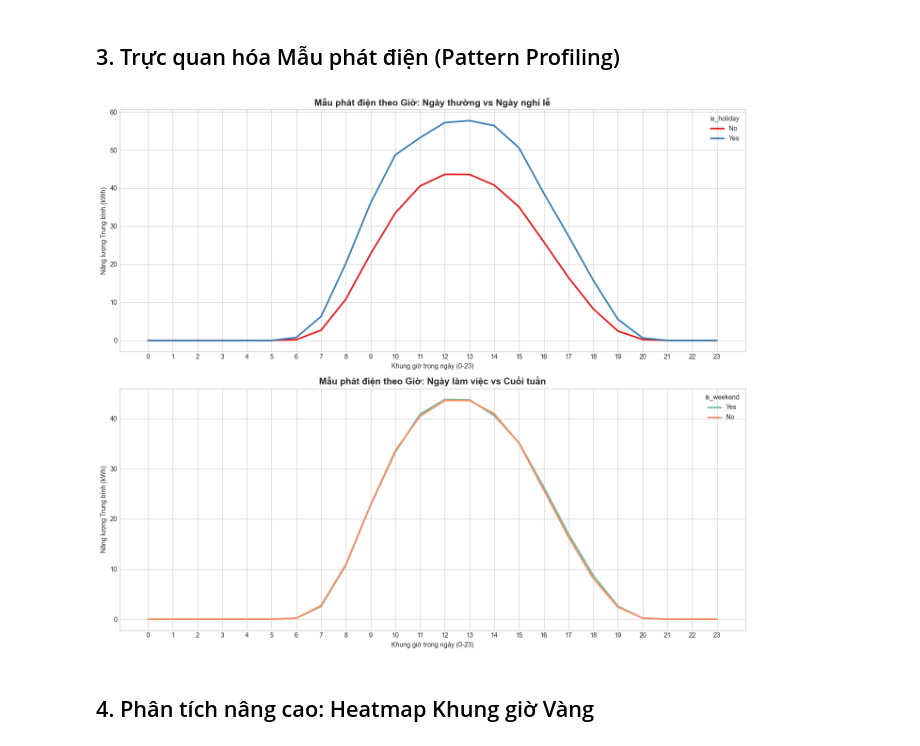
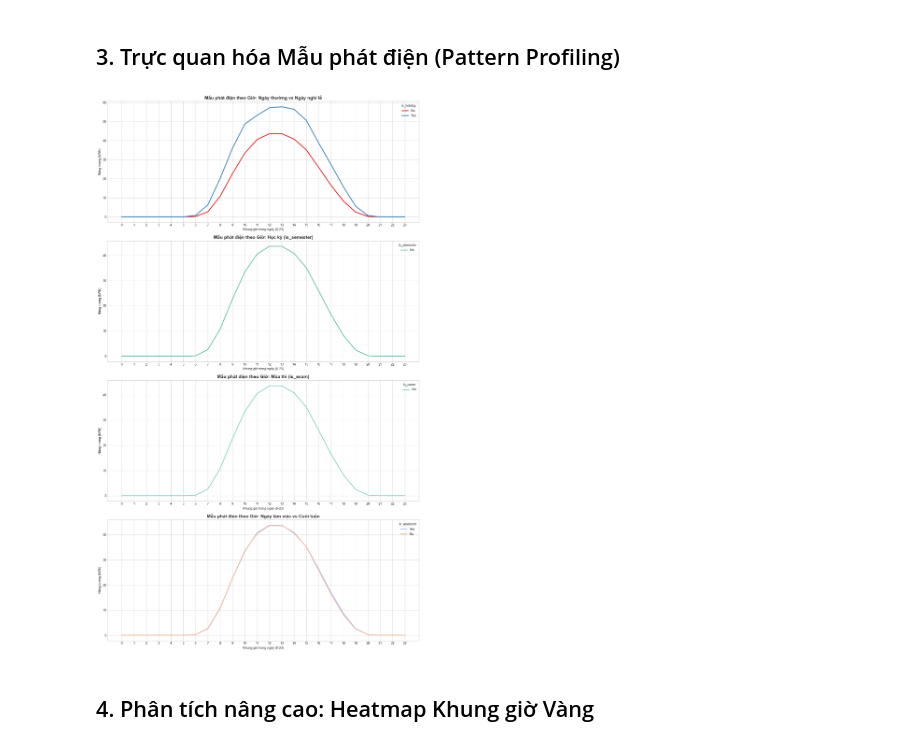
Before and after one commit to nguyenvunhut/solar-engergy, a Jupyter notebook: notebooks/pattern_discovery.ipynb, the cells around one changed output. Saved outputs shown, nothing was run; the diff lists cells and outputs as text; code cells hidden in the pictures.

Commit message:
feat(eda): [SCRUM-50] Re-add semester and exam variables to pattern discovery notebook

```diff
--- a/notebooks/pattern_discovery.ipynb
+++ b/notebooks/pattern_discovery.ipynb
@@ -39,6 +39,8 @@ query = """
         m.hourly_bucket,
         m.e_hourly as total_energy,
         d.is_holiday,
+        d.is_semester,
+        d.is_exam,
         d.month
     FROM bi_mart.mv_bi_mart_hourly_measures m
     JOIN bi_mart.dim_date d ON m.date_id = d.date_id
@@ -50,8 +52,10 @@ if df.empty:
     print("Không có dữ liệu!")
 else:
     # Xử lý kiểu dữ liệu
-    df['is_holiday'] = df['is_holiday'].astype(str).str.strip().str.lower()
-    df['is_holiday'] = df['is_holiday'].map({'true': 'Yes', 'false': 'No', '1': 'Yes', '0': 'No'}).fillna('Unknown')
+    cols_to_convert = ['is_holiday', 'is_semester', 'is_exam']
+    for col in cols_to_convert:
+        df[col] = df[col].astype(str).str.strip().str.lower()
+        df[col] = df[col].map({'true': 'Yes', 'false': 'No', '1': 'Yes', '0': 'No'}).fillna('Unknown')
 
     # Tạo thêm đặc trưng (Features)
     df['date'] = pd.to_datetime(df['date_id'].astype(str), format='%Y%m%d')
@@ -102,32 +124,53 @@ Sự ảnh hưởng của Ngày cuối tuần (is_weekend):
 ## 3. Trực quan hóa Mẫu phát điện (Pattern Profiling)
 # %%
 # TRỰC QUAN HÓA TÌM PATTERN NGẦM ĐỊNH
-fig, axes = plt.subplots(2, 1, figsize=(14, 12))
+fig, axes = plt.subplots(4, 1, figsize=(14, 24))
 
 # Biểu đồ 1: Đường cong năng lượng theo Ngày lễ (is_holiday)
 sns.lineplot(
     data=df, x='hourly_bucket', y='total_energy', hue='is_holiday',
     estimator='mean', errorbar=None, ax=axes[0], palette="Set1", linewidth=2.5
 )
 axes[0].set_title('Mẫu phát điện theo Giờ: Ngày thường vs Ngày nghỉ lễ', fontsize=14, fontweight='bold')
 axes[0].set_xlabel('Khung giờ trong ngày (0-23)')
-axes[0].set_ylabel('Năng lượng Trung bình (kWh)')
+axes[0].set_ylabel('Năng lượng (kWh)')
 axes[0].set_xticks(range(0, 24))
 
-# Biểu đồ 2: Đường cong năng lượng theo Cuối tuần (is_weekend)
+# Biểu đồ 2: Đường cong năng lượng theo Học kỳ (is_semester)
+sns.lineplot(
+    data=df, x='hourly_bucket', y='total_energy', hue='is_semester',
+    estimator='mean', errorbar=None, ax=axes[1], palette="Set2", linewidth=2.5
+)
+axes[1].set_title('Mẫu phát điện theo Giờ: Học kỳ (is_semester)', fontsize=14, fontweight='bold')
+axes[1].set_xlabel('Khung giờ trong ngày (0-23)')
+axes[1].set_ylabel('Năng lượng (kWh)')
+axes[1].set_xticks(range(0, 24))
+
+# Biểu đồ 3: Đường cong năng lượng theo Mùa thi (is_exam)
+sns.lineplot(
+    data=df, x='hourly_bucket', y='total_energy', hue='is_exam',
+    estimator='mean', errorbar=None, ax=axes[2], palette="Set3", linewidth=2.5
+)
+axes[2].set_title('Mẫu phát điện theo Giờ: Mùa thi (is_exam)', fontsize=14, fontweight='bold')
+axes[2].set_xlabel('Khung giờ trong ngày (0-23)')
+axes[2].set_ylabel('Năng lượng (kWh)')
+axes[2].set_xticks(range(0, 24))
+
+
+# Biểu đồ 4: Đường cong năng lượng theo Cuối tuần (is_weekend)
 sns.lineplot(
     data=df, x='hourly_bucket', y='total_energy', hue='is_weekend',
-    estimator='mean', errorbar=None, ax=axes[1], palette="Set2", linewidth=2.5
+    estimator='mean', errorbar=None, ax=axes[3], palette="coolwarm", linewidth=2.5
 )
-axes[1].set_title('Mẫu phát điện theo Giờ: Ngày làm việc vs Cuối tuần', fontsize=14, fontweight='bold')
-axes[1].set_xlabel('Khung giờ trong ngày (0-23)')
-axes[1].set_ylabel('Năng lượng Trung bình (kWh)')
-axes[1].set_xticks(range(0, 24))
+axes[3].set_title('Mẫu phát điện theo Giờ: Ngày làm việc vs Cuối tuần', fontsize=14, fontweight='bold')
+axes[3].set_xlabel('Khung giờ trong ngày (0-23)')
+axes[3].set_ylabel('Năng lượng (kWh)')
+axes[3].set_xticks(range(0, 24))
 
 plt.tight_layout()
 plt.show()
 # %% [output]
-[figure, old version]
+[figure, new version]
 # %% [markdown]
 ## 4. Phân tích nâng cao: Heatmap Khung giờ Vàng
 # %%
```
Also changed, not shown: parts of 3 cells of this notebook.
